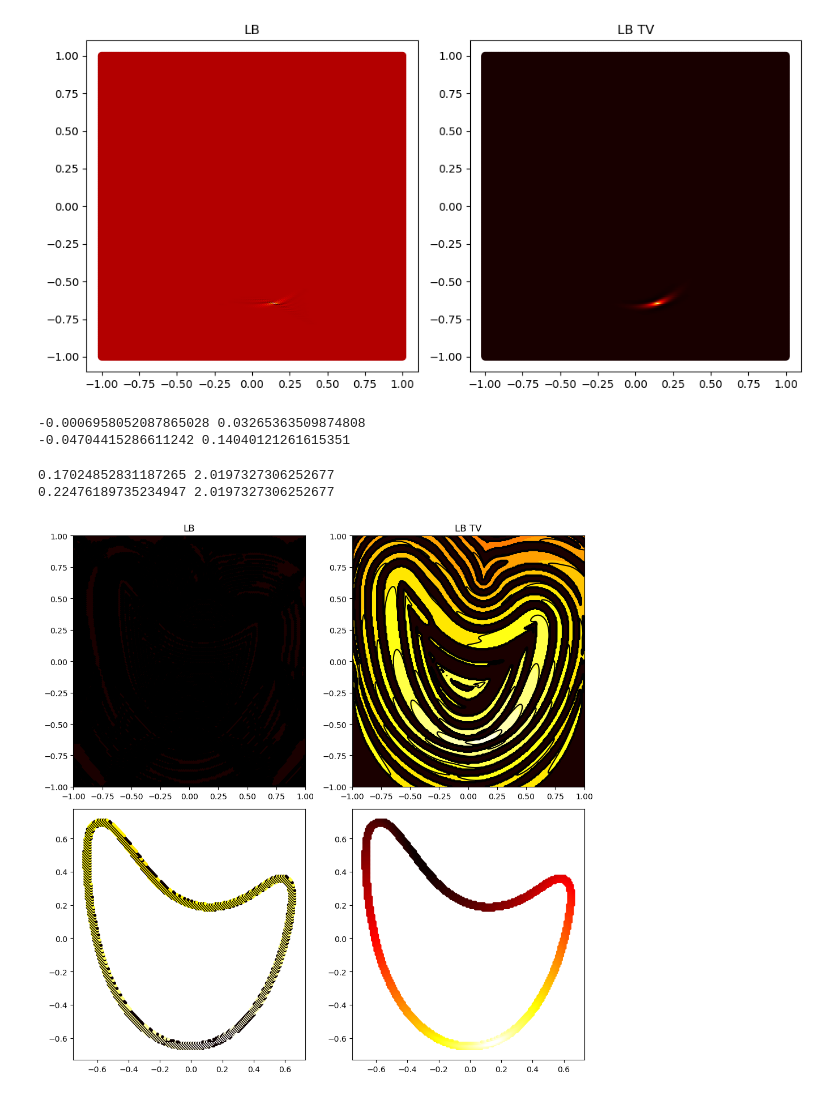
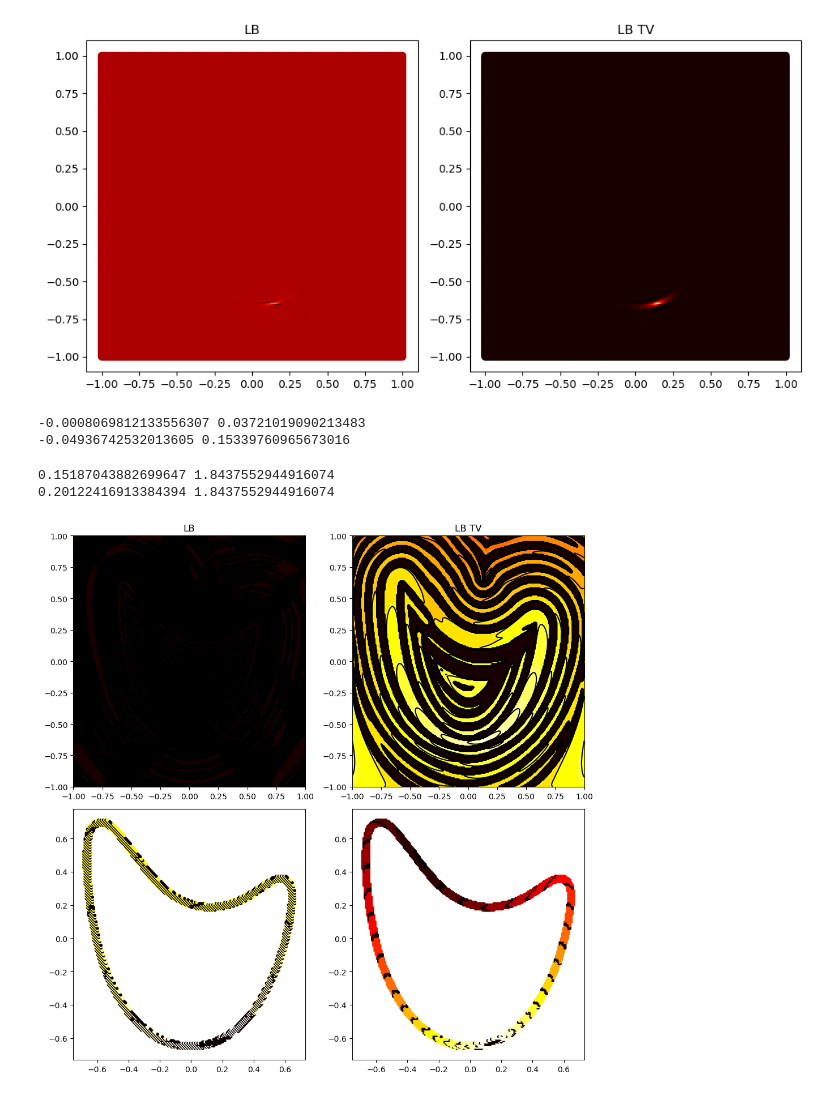
Before and after one commit to miguef98/NIFs, a Jupyter notebook: geodesics_2d_NoSDF.ipynb, the cells around one changed output. Cells and saved outputs as stored; diff of their text form; code cells hidden in the pictures.

```diff
--- a/geodesics_2d_NoSDF.ipynb
+++ b/geodesics_2d_NoSDF.ipynb
@@ -117,13 +120,11 @@ def integrator( L, u0, t, steps=1, method='backward'):
 
     return ut
 # %%
-mask = np.sqrt(np.sum(dfX ** 2, axis=1) ).flatten() > -1
-
-LB = gridLaplaceBeltramiBertalmio(N, fX, mask, boundary='dirichlet' )
-LB_TV = gridLaplaceBeltramiTV( N, dfX, LfX, tv, mask, boundary='dirichlet' )
+LB = gridLaplaceBeltramiBertalmio(N, fX, boundary='dirichlet' )
+LB_TV = gridLaplaceBeltramiTV( N, dfX, LfX, tv, boundary='dirichlet' )
 
 h = 2 / (N-1)
-t = h ** 2 * 60
+t = h ** 2 * 50
 
 ut = integrator( LB, u0.flatten(), t, steps=1, method='backward' )
 ut_TV = integrator( LB_TV, u0.flatten(), t, steps=1, method='backward' )
@@ -144,8 +145,8 @@ plt.show()
 print( ut_TV.min(), ut_TV.max() )
 print( ut.min(), ut.max() )
 # %% [output]
--0.0006958052087865028 0.03265363509874808
--0.04704415286611242 0.14040121261615351
+-0.0008069812133556307 0.03721019090213483
+-0.04936742532013605 0.15339760965673016
 # %%
 def contour( X, u, axis ):
     x_unique = np.unique(X[:, 0])
@@ -156,35 +157,49 @@ def contour( X, u, axis ):
     vmin, vmax = varadhan.min(), varadhan.max()
     print(vmin, vmax)
     u_grid = varadhan.reshape(ny, nx)
 
     num_levels = 20
     levels = np.linspace(vmin, vmax, num_levels)
 
     axis.contourf(x_unique, y_unique, u_grid, levels=21, cmap='hot_r')
     axis.contour(x_unique, y_unique, u_grid, colors='black', levels=levels)
 
 def contourMask( X, u, axis ):
     mask = np.abs(fX).flatten() < 0.02
     varadhan = np.sqrt( -4 * t * np.log( np.clip( u, a_min=1e-120, a_max=None ) ) )
     varadhan[mask] = np.clip( varadhan[mask], np.percentile( varadhan[mask],1), np.percentile( varadhan[mask],99) )
     vmin, vmax = varadhan[mask].min(), varadhan[mask].max()
 
+    levels = np.linspace( vmin, vmax, 20)
+    for i in range(len(levels) - 1):
+        varadhan = np.where(
+            np.abs(varadhan - levels[i]) < 0.005,
+            np.ones_like(varadhan) * vmax,
+            varadhan
+        )
+
+        varadhan = np.where(
+            np.logical_and( varadhan - levels[i] > 0, varadhan - levels[i + 1] < 0 ),
+            np.ones_like(varadhan) * levels[i],
+            varadhan
+        )
+
     axis.scatter( X[:,0][mask], X[:,1][mask], c=varadhan[mask],  marker='.',cmap='hot_r' )
 
 fig, axs = plt.subplots(2, 2, figsize=(10, 10))
 contour( X, ut, axs[0][0])
 contour( X, ut_TV, axs[0][1])
 contourMask( X, ut, axs[1][0])
 contourMask( X, ut_TV, axs[1][1])
 
 axs[0][0].set_title('LB')
 axs[0][1].set_title('LB TV')
 
 plt.tight_layout()
 plt.show()
 # %% [output]
-0.17024852831187265 2.0197327306252677
-0.22476189735234947 2.0197327306252677
+0.15187043882699647 1.8437552944916074
+0.20122416913384394 1.8437552944916074
-[figure, old version]
+[figure, new version]
 # %%
 #Gx, Gy = gridDxMasked(N, np.abs(fX).flatten() < np.inf ), gridDyMasked(N, np.abs(fX).flatten() < np.inf)
```
Also changed, not shown: parts of 12 cells of this notebook, 10 other files.
